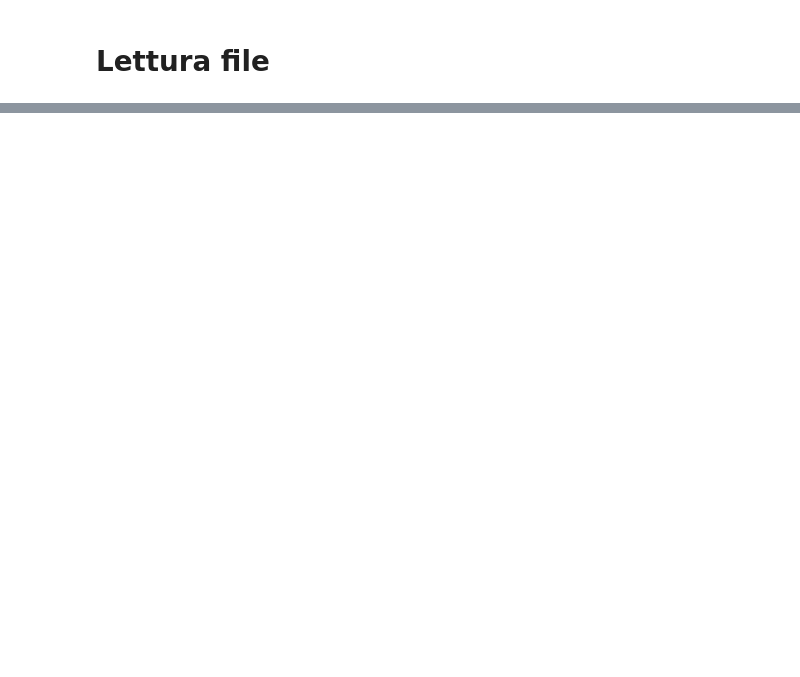
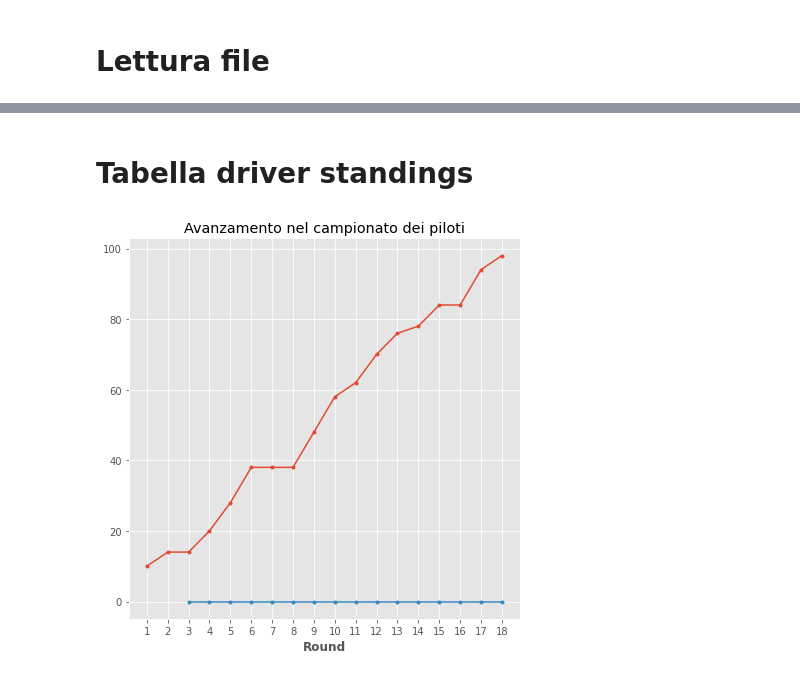
Before and after one commit to giorgio-angelo-esposito/F1WP, a Jupyter notebook: F1WP.ipynb, the cells around one changed output, grey strips where cells are left out. Drawn from its saved outputs; the diff is of its cells as text; code cells hidden in the pictures; blank space fills up the shorter version.

```diff
--- a/F1WP.ipynb
+++ b/F1WP.ipynb
@@ -62,0 +100,32 @@ Name: 0, dtype: object
+# %% [markdown]
+# **Tabella driver standings**
+# %%
+df = driver_standings.merge(races, how='inner') #unione di driver_standings e races
+df_copy = df.copy() #copia di sicurezza
+
+new = df_copy.drop(columns=['positionText','time','url','date'])
+
+#otteniamo la classifica del 2008 del pilota con id = 1
+driver1 = new.loc[(new['driverId'] == 1) & (new['year'] == 2008)]
+#otteniamo la classifica del 2008 del pilota con id = 16
+driver16 = new.loc[(new['driverId'] == 16) & (new['year'] == 2008)]
+
+#mostriamo un grafico dell'avanzamento nel campionato
+#settiamo le dimensioni del grafico
+plt.figure(figsize=(7,7))
+
+#inseriamo nel grafico il pilota con id = 1
+plt.plot(driver1['round'],driver1.points, label = 'Points',marker = '.')
+#inseriamo nel grafico il pilota con id = 16
+plt.plot(driver16['round'],driver16.points, label = 'Points',marker = '.')
+#settiamo la dimensione dei valori dell'asse x
+plt.xticks(driver1['round'][::1])
+#diamo un nome all'asse delle x
+plt.xlabel('Round', fontdict={'fontweight':'bold','fontsize':12})
+
+#diamo un titolo al grafico
+plt.title('Avanzamento nel campionato dei piloti')
+#mostriamo il grafico
+plt.show()
+# %% [output]
+[figure, added]
```
Also changed, not shown: parts of 8 cells of this notebook.
